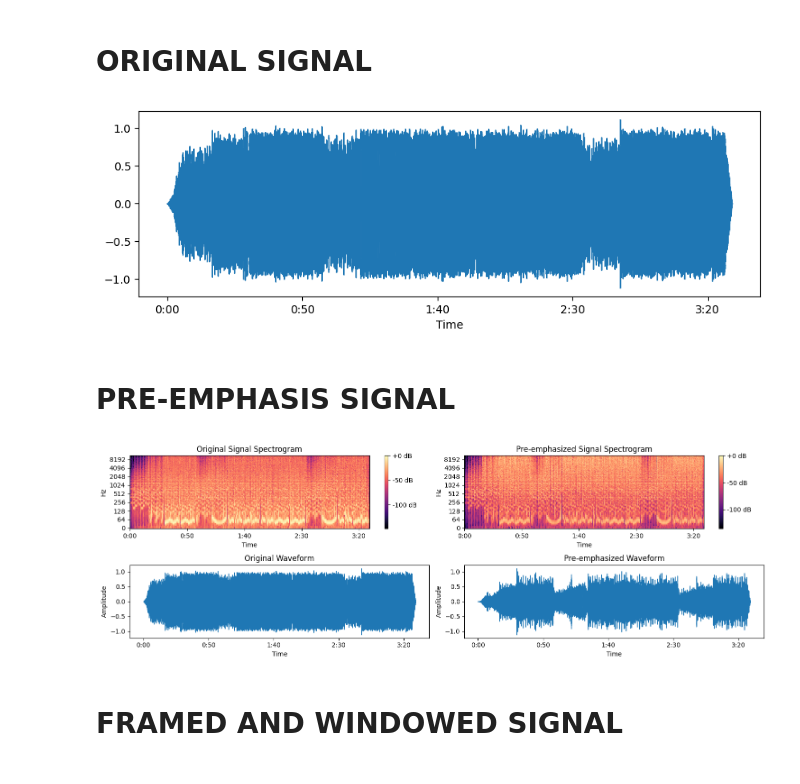
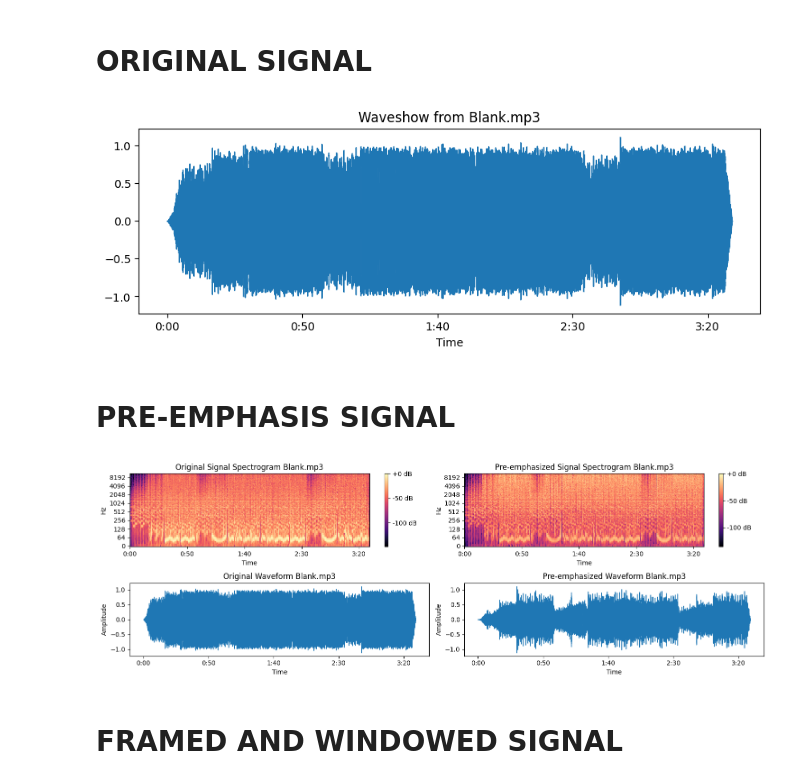
Before and after one commit to gdapriana/song-detection, a Jupyter notebook: visualize.ipynb, the cells around one changed output. Cells and saved outputs as stored; diff of their text form; code cells hidden in the pictures.

Commit message:
change visualization:

```diff
--- a/visualize.ipynb
+++ b/visualize.ipynb
@@ -78,32 +82,42 @@ def plot_mfcc_spectrogram(mfcc, sample_rate, hop_length):
   plt.ylabel('MFCC Coefficients')
   plt.show()
 # %%
-signal, sampling_rate = librosa.load("audio/train/Blank.mp3")
-signal_2, sampling_rate_2 = librosa.load("audio/test/normal/50/Blank.mp3")
+song_title = "Blank.mp3"
+signal, sr = librosa.load("audio/train/Blank.mp3")
+
 emphased_signal = emphasis__(signal)
-emphased_signal_2 = emphasis__(signal_2)
-framed_signal = framing__(signal=emphased_signal, frame_size=1, frame_stride=0.5, sampling_rate=sampling_rate)
-framed_signal_2 = framing__(signal=emphased_signal_2, frame_size=1, frame_stride=0.5, sampling_rate=sampling_rate_2)
-windowed_signal = windowing__(signal=framed_signal, sampling_rate=sampling_rate, frame_size=1)
-windowed_signal_2 = windowing__(signal=framed_signal_2, sampling_rate=sampling_rate_2, frame_size=1)
-fft_signal = fft__(signal=windowed_signal)
-fft_signal_2 = fft__(signal=windowed_signal_2)
-melbank_signal, fbank = melbank__(signal=fft_signal, NFFT=512, nfilt=40, sr=sampling_rate)
-melbank_signal_2, fbank_2 = melbank__(signal=fft_signal_2, NFFT=512, nfilt=40, sr=sampling_rate_2)
-dct_signal = dct__(signal=melbank_signal, coef=13)
-dct_signal_2 = dct__(signal=melbank_signal_2, coef=13)
+
+framed_signal_05 = framing__(signal=emphased_signal, sampling_rate=sr, frame_size=0.5, frame_stride=0.25)
+framed_signal_10 = framing__(signal=emphased_signal, sampling_rate=sr, frame_size=1, frame_stride=0.5)
+framed_signal_15 = framing__(signal=emphased_signal, sampling_rate=sr, frame_size=1.5, frame_stride=0.75)
+
+windowed_signal_05 = windowing__(signal=framed_signal_05, sampling_rate=sr, frame_size=0.5)
+windowed_signal_10 = windowing__(signal=framed_signal_10, sampling_rate=sr, frame_size=1)
+windowed_signal_15 = windowing__(signal=framed_signal_15, sampling_rate=sr, frame_size=1.5)
+
+fft_signal_05 = fft__(signal=windowed_signal_05, NFFT=512)
+fft_signal_10 = fft__(signal=windowed_signal_10, NFFT=512)
+fft_signal_15 = fft__(signal=windowed_signal_15, NFFT=512)
+
+melbank_signal_05, fbank_05 = melbank__(signal=fft_signal_05, nfilt=40, sr=sr, NFFT=512)
+melbank_signal_10, fbank_10 = melbank__(signal=fft_signal_10, nfilt=40, sr=sr, NFFT=512)
+melbank_signal_15, fbank_15 = melbank__(signal=fft_signal_15, nfilt=40, sr=sr, NFFT=512)
+
+dct_signal_05 = dct__(signal=melbank_signal_05, coef=13)
+dct_signal_10 = dct__(signal=melbank_signal_10, coef=13)
+dct_signal_15 = dct__(signal=melbank_signal_15, coef=13)
 # %% [markdown]
 # ORIGINAL SIGNAL
 # %%
-vis_signal(y=signal, sr=sampling_rate)
+vis_signal(y=signal, sr=sr, title=f"Waveshow from {song_title}")
 # %% [output]
-[figure, old version]
+[figure, new version]
 # %% [markdown]
 # PRE-EMPHASIS SIGNAL
 # %%
-vis_emphasis(y_origin=signal, y_emphasis=emphased_signal, sr=sampling_rate)
+vis_emphasis(y_origin=signal, y_emphasis=emphased_signal, sr=sr, title=song_title)
 # %% [output]
-[figure, old version]
+[figure, new version]
 # %% [markdown]
 # FRAMED AND WINDOWED SIGNAL
 # %%
```
Also changed, not shown: parts of 9 cells of this notebook.
